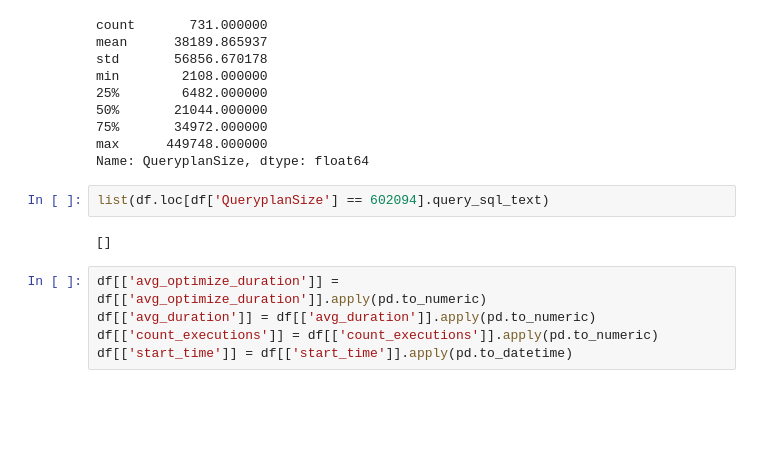
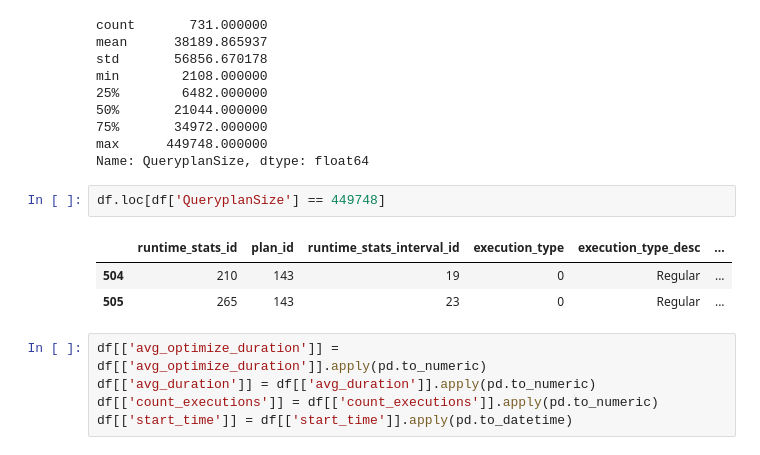
Before and after one commit to LukasSteindl/QueryStoreAnalytics, a Jupyter notebook: Feature Engineering.ipynb, the cells around one changed output. Saved outputs shown, nothing was run; the diff lists cells and outputs as text; blank space fills up the shorter version.

```diff
--- a/Feature Engineering.ipynb
+++ b/Feature Engineering.ipynb
@@ -56,9 +60,11 @@ min        2108.000000
 max      449748.000000
 Name: QueryplanSize, dtype: float64
 # %%
-list(df.loc[df['QueryplanSize'] == 602094].query_sql_text)
+df.loc[df['QueryplanSize'] == 449748]
 # %% [output]
-[]
+|  | runtime_stats_id | plan_id | runtime_stats_interval_id | execution_type | execution_type_desc | ... |
+| 504 | 210 | 143 | 19 | 0 | Regular | ... |
+| 505 | 265 | 143 | 23 | 0 | Regular | ... |
 # %%
 df[['avg_optimize_duration']] = df[['avg_optimize_duration']].apply(pd.to_numeric)
 df[['avg_duration']] = df[['avg_duration']].apply(pd.to_numeric)
```
Also changed, not shown: parts of 12 cells of this notebook, 5 other files.
